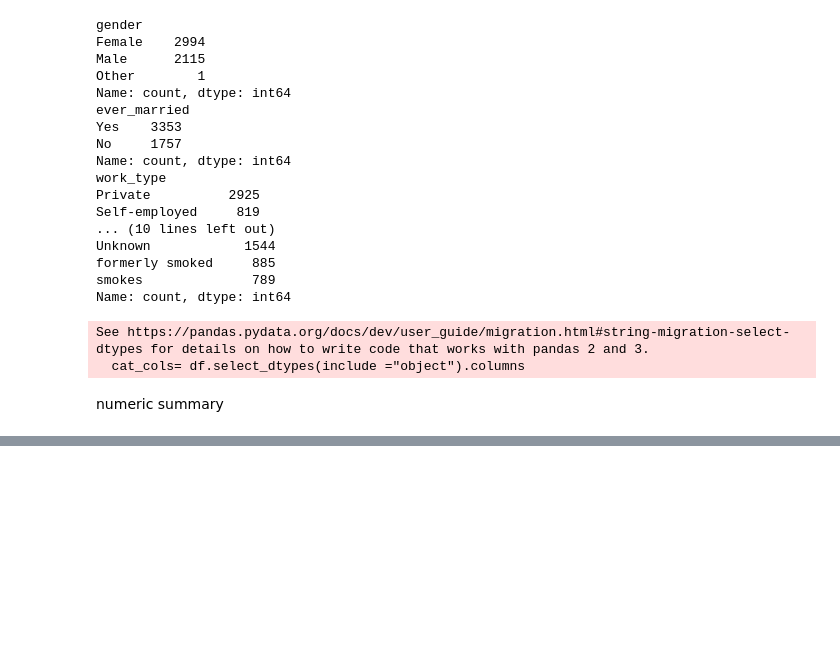
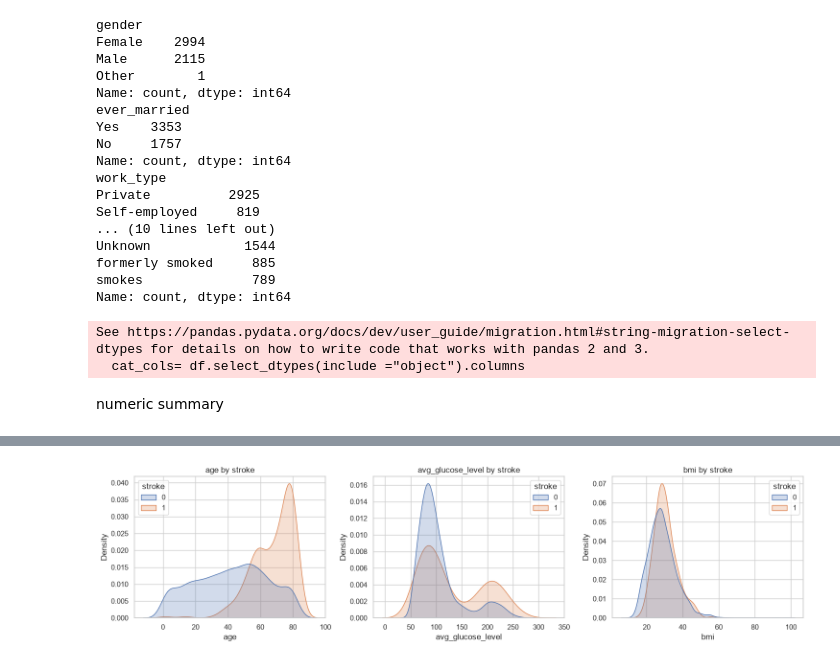
Before and after one commit to intissarmegtouf/stroke-prediction, a Jupyter notebook: notebooks/01_eda.ipynb, the cells around one changed output, grey strips where cells are left out. Saved outputs shown, nothing was run; the diff lists cells and outputs as text; code cells hidden in the pictures; blank space fills up the shorter version.

```diff
--- a/notebooks/01_eda.ipynb
+++ b/notebooks/01_eda.ipynb
@@ -126,0 +153,11 @@ df.describe().T
+# %%
+num_cols = ["age", "avg_glucose_level", "bmi"]
+fig, axes = plt.subplots(1, 3, figsize=(15, 4))
+for ax, col in zip(axes, num_cols):
+    sns.kdeplot(data=df, x=col, hue="stroke", common_norm=False, fill=True, ax=ax)
+    ax.set_title(f"{col} by stroke")
+    plt.tight_layout()
+plt.savefig("../figures/numeric_distributions.png", dpi=150)
+plt.show()
+# %% [output]
+[figure, added]
```
Also changed, not shown: parts of 13 cells of this notebook, 4 other files.
